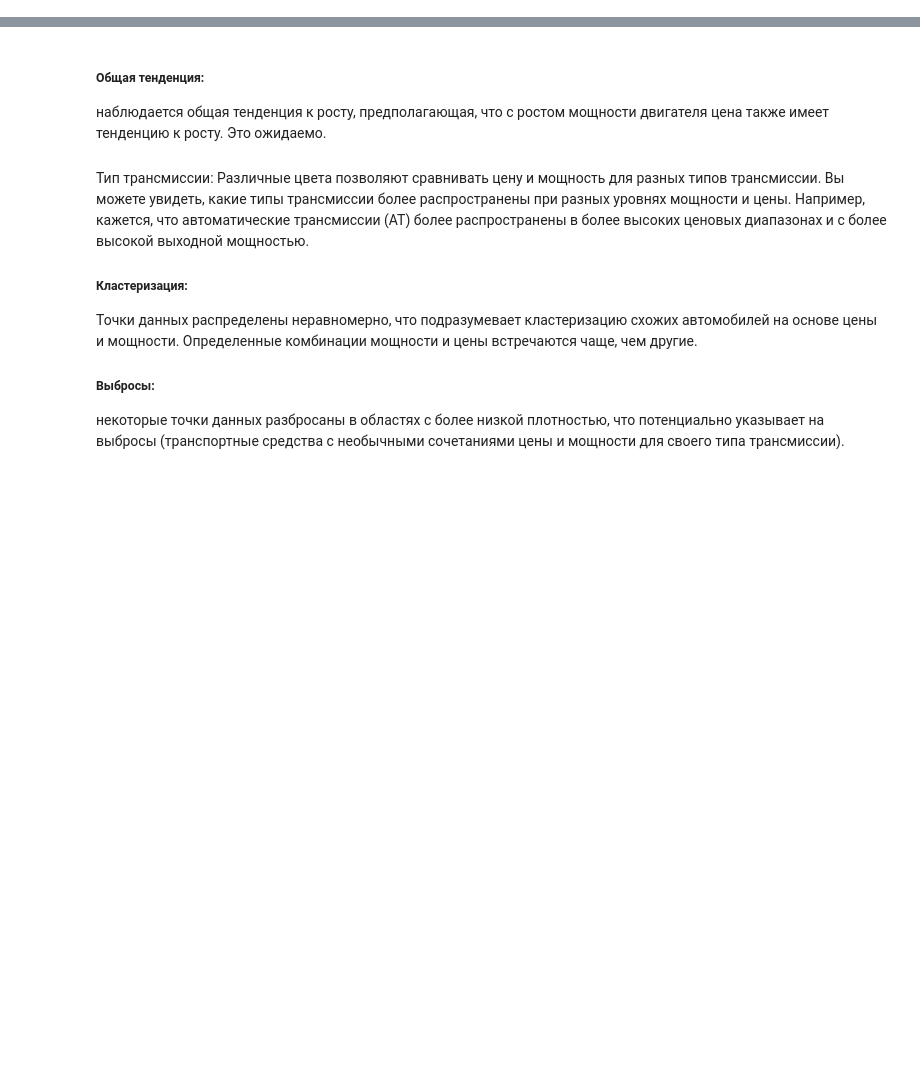
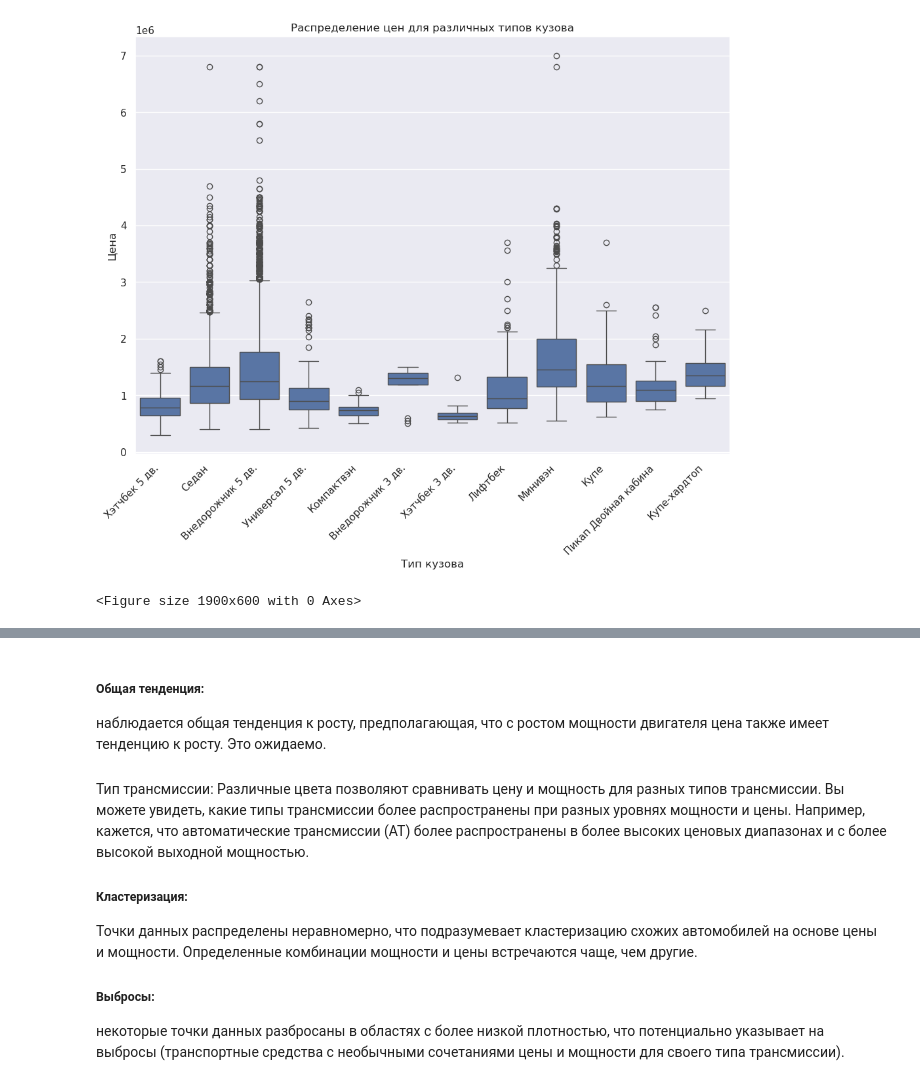
Before and after one commit to maxtyrsa/maxtyrsa, a Jupyter notebook: Анализ рынка подержанных автомобилей: парсинг данных с carro.ru/carro.ipynb, the cells around one changed output, grey strips where cells are left out. Saved outputs shown, nothing was run; the diff lists cells and outputs as text; code cells hidden in the pictures; blank space fills up the shorter version.

Commit message:
Prolect one, new data analists

```diff
--- a/Анализ рынка подержанных автомобилей: парсинг данных с carro.ru/carro.ipynb
+++ b/Анализ рынка подержанных автомобилей: парсинг данных с carro.ru/carro.ipynb
@@ -193,0 +232,11 @@ sns.set_theme(rc={'figure.figsize':(11.7,8.27)})
+# %%
+sns.boxplot(x='body_type', y='price', data=carro)
+plt.xticks(rotation=45, ha='right')
+plt.xlabel('Тип кузова')
+plt.ylabel('Цена')
+plt.title('Распределение цен для различных типов кузова')
+plt.figure(figsize=(19,6))
+plt.show()
+# %% [output]
+[figure, added]
+<Figure size 1900x600 with 0 Axes>
```
Also changed, not shown: parts of 71 cells of this notebook, 1 other file.
